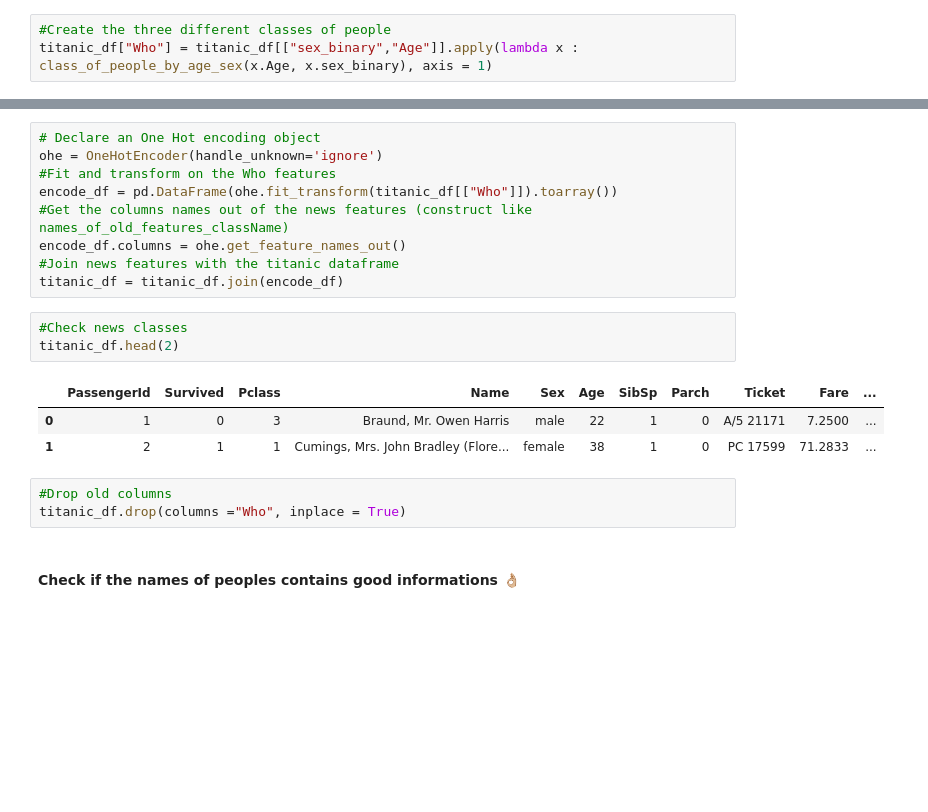
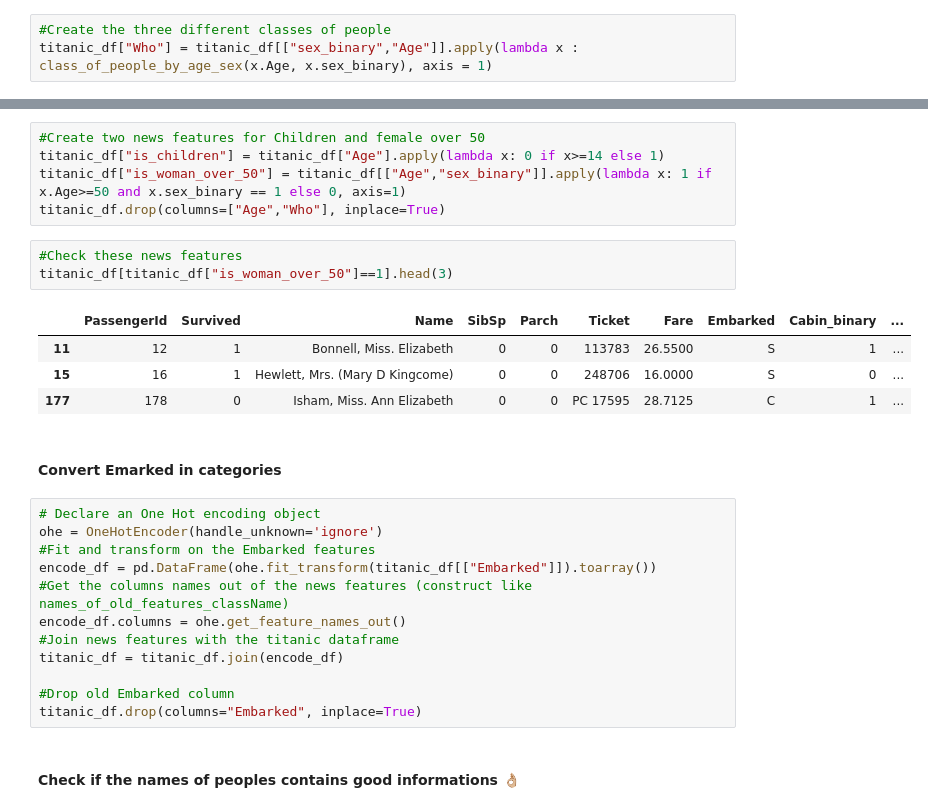
Before and after one commit to chris97425/titanic_kaggle_training, a Jupyter notebook: Notebook/data_analysis.ipynb, the cells around one changed output, grey strips where cells are left out. Cells and saved outputs as stored; diff of their text form; blank space fills up the shorter version.

```diff
--- a/Notebook/data_analysis.ipynb
+++ b/Notebook/data_analysis.ipynb
@@ -276,22 +286,30 @@ Now let's one hot encode this new feature
+# %%
+#Create two news features for Children and female over 50
+titanic_df["is_children"] = titanic_df["Age"].apply(lambda x: 0 if x>=14 else 1)
+titanic_df["is_woman_over_50"] = titanic_df[["Age","sex_binary"]].apply(lambda x: 1 if x.Age>=50 and x.sex_binary == 1 else 0, axis=1)
+titanic_df.drop(columns=["Age","Who"], inplace=True)
+# %%
+#Check these news features
+titanic_df[titanic_df["is_woman_over_50"]==1].head(3)
+# %% [output]
+|  | PassengerId | Survived | Name | SibSp | Parch | Ticket | Fare | Embarked | Cabin_binary | ... |
+| 11 | 12 | 1 | Bonnell, Miss. Elizabeth | 0 | 0 | 113783 | 26.5500 | S | 1 | ... |
+| 15 | 16 | 1 | Hewlett, Mrs. (Mary D Kingcome) | 0 | 0 | 248706 | 16.0000 | S | 0 | ... |
+| 177 | 178 | 0 | Isham, Miss. Ann Elizabeth | 0 | 0 | PC 17595 | 28.7125 | C | 1 | ... |
+# %% [markdown]
+#### Convert Emarked in categories
 # %%
 # Declare an One Hot encoding object
 ohe = OneHotEncoder(handle_unknown='ignore')
-#Fit and transform on the Who features
-encode_df = pd.DataFrame(ohe.fit_transform(titanic_df[["Who"]]).toarray())
+#Fit and transform on the Embarked features
+encode_df = pd.DataFrame(ohe.fit_transform(titanic_df[["Embarked"]]).toarray())
 #Get the columns names out of the news features (construct like names_of_old_features_className)
 encode_df.columns = ohe.get_feature_names_out()
 #Join news features with the titanic dataframe
 titanic_df = titanic_df.join(encode_df)
+
+#Drop old Embarked column
+titanic_df.drop(columns="Embarked", inplace=True)
-# %%
-#Check news classes
-titanic_df.head(2)
-# %% [output]
-|  | PassengerId | Survived | Pclass | Name | Sex | Age | SibSp | Parch | Ticket | Fare | ... |
-| 0 | 1 | 0 | 3 | Braund, Mr. Owen Harris | male | 22 | 1 | 0 | A/5 21171 | 7.2500 | ... |
-| 1 | 2 | 1 | 1 | Cumings, Mrs. John Bradley (Flore... | female | 38 | 1 | 0 | PC 17599 | 71.2833 | ... |
-# %%
-#Drop old columns
-titanic_df.drop(columns ="Who", inplace = True)
 # %% [markdown]
 #### Check if the names of peoples contains good informations 👌🏼
 # %% [markdown]
```
Also changed, not shown: parts of 45 cells of this notebook, 1 other file.
